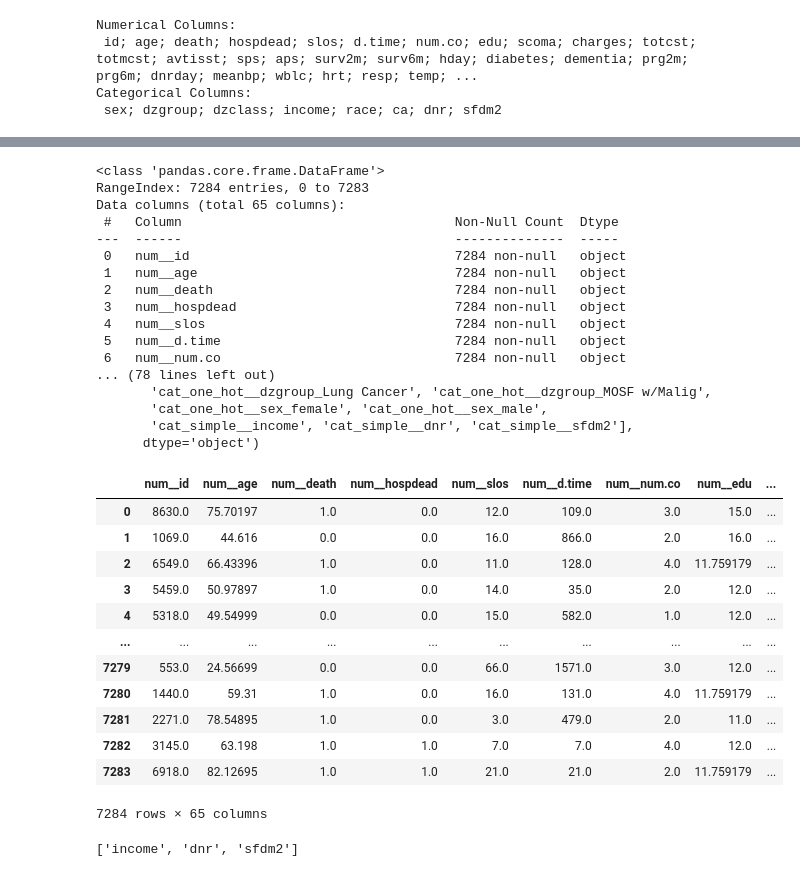
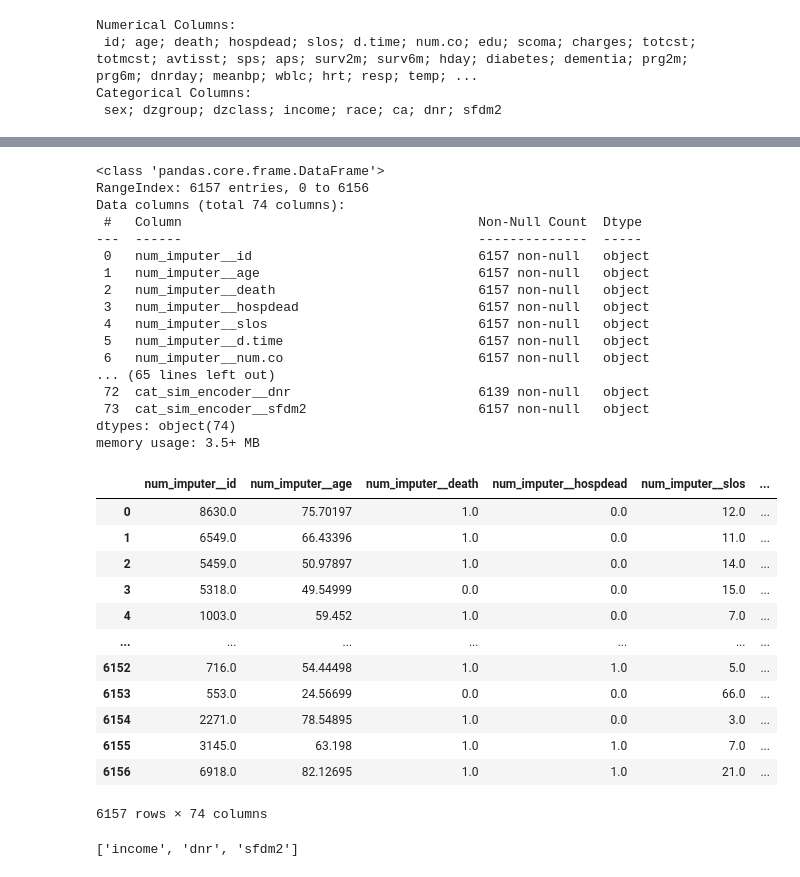
Before and after one commit to Gufeng-2002/5420_Final_Project, a Jupyter notebook: src/DataProcessing.ipynb, the cells around one changed output, grey strips where cells are left out. Drawn from its saved outputs; the diff is of its cells as text; code cells hidden in the pictures.

```diff
--- a/src/DataProcessing.ipynb
+++ b/src/DataProcessing.ipynb
@@ -203,0 +215,5 @@ memory usage: 2.7+ MB
+# %%
+# reemove the rows that have NaN in target column - 'sfdm2'
+data = data[~data['sfdm2'].isna()]
+data['sfdm2'].isna().sum() # check if there are any NaN values in target column
+print(f"There is no missing values in the target column and the shape of the data is {data.shape}")
@@ -305,44 +500,44 @@ imputers
 # %%
 # example of using the first imputer on numerical and one-hot cateogircal columns
 def f():
-    imputers[0].fit_transform(data)
-    imputers[0].get_feature_names_out()
-    transformed_data = pd.DataFrame(imputers[0].transform(data), columns=imputers[0].get_feature_names_out())
+    imputer_encoders[0].fit_transform(data)
+    imputer_encoders[0].get_feature_names_out()
+    transformed_data = pd.DataFrame(imputer_encoders[0].transform(data), columns=imputer_encoders[0].get_feature_names_out())
     transformed_data.info()
-    print(transformed_data.columns)
+    # print(transformed_data.columns)
     return transformed_data
 f()
 # %% [output]
 <class 'pandas.core.frame.DataFrame'>
-RangeIndex: 7284 entries, 0 to 7283
-Data columns (total 65 columns):
- #   Column                                   Non-Null Count  Dtype
----  ------                                   --------------  -----
- 0   num__id                                  7284 non-null   object
- 1   num__age                                 7284 non-null   object
- 2   num__death                               7284 non-null   object
- 3   num__hospdead                            7284 non-null   object
- 4   num__slos                                7284 non-null   object
- 5   num__d.time                              7284 non-null   object
- 6   num__num.co                              7284 non-null   object
-... (78 lines left out)
-       'cat_one_hot__dzgroup_Lung Cancer', 'cat_one_hot__dzgroup_MOSF w/Malig',
-       'cat_one_hot__sex_female', 'cat_one_hot__sex_male',
-       'cat_simple__income', 'cat_simple__dnr', 'cat_simple__sfdm2'],
-      dtype='object')
+RangeIndex: 6157 entries, 0 to 6156
+Data columns (total 74 columns):
+ #   Column                                      Non-Null Count  Dtype
+---  ------                                      --------------  -----
+ 0   num_imputer__id                             6157 non-null   object
+ 1   num_imputer__age                            6157 non-null   object
+ 2   num_imputer__death                          6157 non-null   object
+ 3   num_imputer__hospdead                       6157 non-null   object
+ 4   num_imputer__slos                           6157 non-null   object
+ 5   num_imputer__d.time                         6157 non-null   object
+ 6   num_imputer__num.co                         6157 non-null   object
+... (65 lines left out)
+ 72  cat_sim_encoder__dnr                        6139 non-null   object
+ 73  cat_sim_encoder__sfdm2                      6157 non-null   object
+dtypes: object(74)
+memory usage: 3.5+ MB
-|  | num__id | num__age | num__death | num__hospdead | num__slos | num__d.time | num__num.co | num__edu | ... |
-| 0 | 8630.0 | 75.70197 | 1.0 | 0.0 | 12.0 | 109.0 | 3.0 | 15.0 | ... |
-| 1 | 1069.0 | 44.616 | 0.0 | 0.0 | 16.0 | 866.0 | 2.0 | 16.0 | ... |
-| 2 | 6549.0 | 66.43396 | 1.0 | 0.0 | 11.0 | 128.0 | 4.0 | 11.759179 | ... |
-| 3 | 5459.0 | 50.97897 | 1.0 | 0.0 | 14.0 | 35.0 | 2.0 | 12.0 | ... |
-| 4 | 5318.0 | 49.54999 | 0.0 | 0.0 | 15.0 | 582.0 | 1.0 | 12.0 | ... |
-| ... | ... | ... | ... | ... | ... | ... | ... | ... | ... |
-| 7279 | 553.0 | 24.56699 | 0.0 | 0.0 | 66.0 | 1571.0 | 3.0 | 12.0 | ... |
-| 7280 | 1440.0 | 59.31 | 1.0 | 0.0 | 16.0 | 131.0 | 4.0 | 11.759179 | ... |
-| 7281 | 2271.0 | 78.54895 | 1.0 | 0.0 | 3.0 | 479.0 | 2.0 | 11.0 | ... |
-| 7282 | 3145.0 | 63.198 | 1.0 | 1.0 | 7.0 | 7.0 | 4.0 | 12.0 | ... |
-| 7283 | 6918.0 | 82.12695 | 1.0 | 1.0 | 21.0 | 21.0 | 2.0 | 11.759179 | ... |
+|  | num_imputer__id | num_imputer__age | num_imputer__death | num_imputer__hospdead | num_imputer__slos | ... |
+| 0 | 8630.0 | 75.70197 | 1.0 | 0.0 | 12.0 | ... |
+| 1 | 6549.0 | 66.43396 | 1.0 | 0.0 | 11.0 | ... |
+| 2 | 5459.0 | 50.97897 | 1.0 | 0.0 | 14.0 | ... |
+| 3 | 5318.0 | 49.54999 | 0.0 | 0.0 | 15.0 | ... |
+| 4 | 1003.0 | 59.452 | 1.0 | 0.0 | 7.0 | ... |
+| ... | ... | ... | ... | ... | ... | ... |
+| 6152 | 716.0 | 54.44498 | 1.0 | 1.0 | 5.0 | ... |
+| 6153 | 553.0 | 24.56699 | 0.0 | 0.0 | 66.0 | ... |
+| 6154 | 2271.0 | 78.54895 | 1.0 | 0.0 | 3.0 | ... |
+| 6155 | 3145.0 | 63.198 | 1.0 | 1.0 | 7.0 | ... |
+| 6156 | 6918.0 | 82.12695 | 1.0 | 1.0 | 21.0 | ... |
-7284 rows × 65 columns
+6157 rows × 74 columns
 # %%
 # simple encoding for the rest three categorical columns
 cat_sim_cols
```
Also changed, not shown: parts of 22 cells of this notebook, 11 other files.
